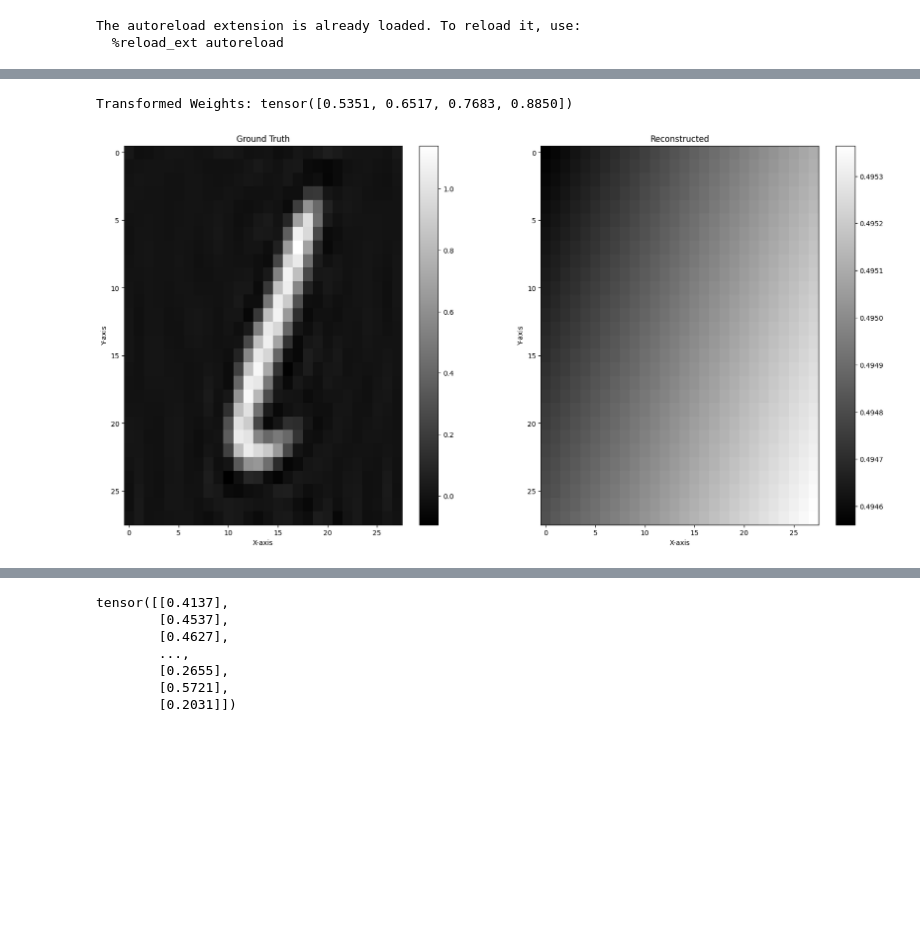
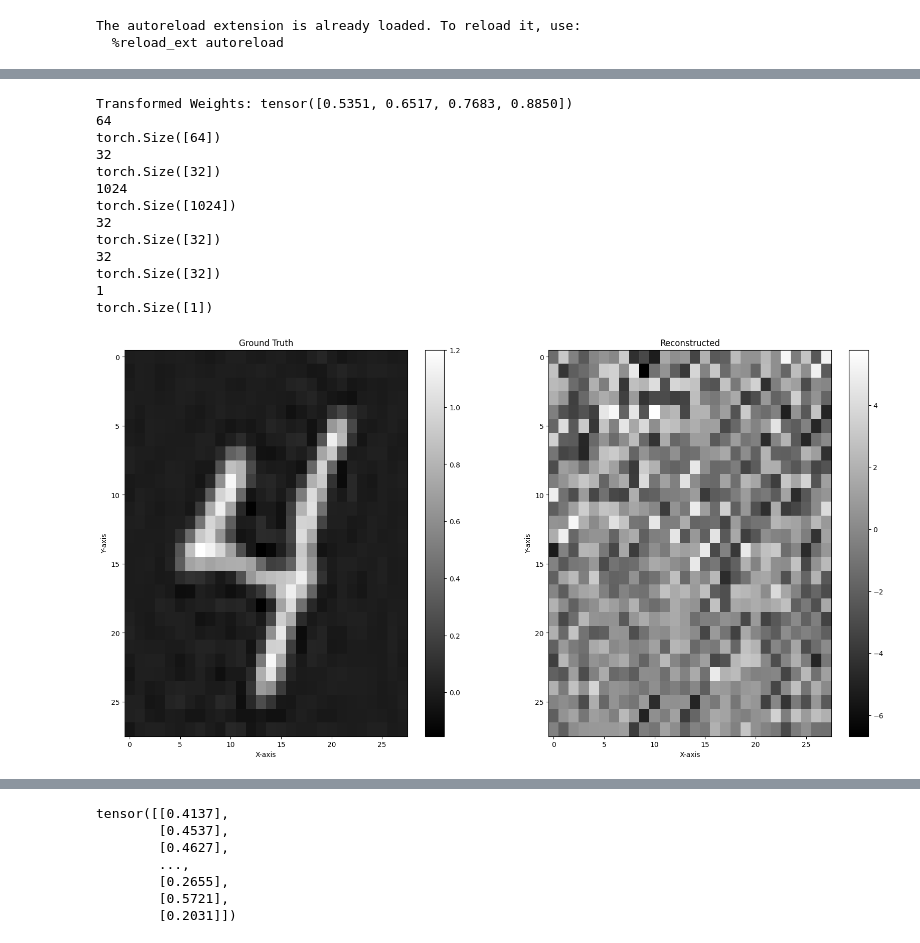
Before and after one commit to nef-gpt/adl4cv, a Jupyter notebook: ae_approach.ipynb, the cells around one changed output, grey strips where cells are left out. Saved outputs shown, nothing was run; the diff lists cells and outputs as text; code cells hidden in the pictures; blank space fills up the shorter version.

```diff
--- a/ae_approach.ipynb
+++ b/ae_approach.ipynb
@@ -60,7 +72,9 @@ dataset_test_flatten = DWSNetsDataset(data_root, split="test", transform=Flatten
 # %%
-ae_config = RQAutoencoderConfig(dim_enc=(dataset_flatten[0][0].size()[1], 1), dim_dec=(1, 1), activation=torch.nn.Tanh(), codebook_size=2 ^ 12 )
+weights_dim = dataset_flatten[0].numel()
+
+ae_config = RQAutoencoderConfig(dim_enc=(weights_dim, 512), dim_dec=(512, weights_dim), activation=torch.nn.Tanh(), codebook_size=2 ^ 10)
 ae = RQAutoencoder(ae_config)
-summary(ae, input_size=(16, 1), verbose=2)
+summary(ae, input_size=(16, weights_dim))
 # %% [output]
 ===============================================================================================
 Layer (type:depth-idx)                        Output Shape              Param #
@@ -101,4 +98,3 @@ len_training_data = 1000
 training_data = []
 for i in range(len_training_data):
   training_data.append(dataset_flatten[i][0])
-result = torch.cat(training_data)
@@ -110,12 +110,12 @@ from torch.nn import MSELoss, CrossEntropyLoss, L1Loss
 from torch.utils.data import DataLoader
 
 
-batch_size = 1024
-train_dataloader = DataLoader(result, batch_size=batch_size, shuffle=True)
+batch_size = 4
+train_dataloader = DataLoader(dataset_flatten[0].unsqueeze(0), batch_size=batch_size, shuffle=True)
 test_dataloader = train_dataloader#DataLoader([test_dataset[0][0][0]], batch_size=1, shuffle=True)
 
 train_config = TrainingConfig()
-train_config.max_iters = 3
+train_config.max_iters = 50
 train_config.always_save_checkpoint = True
 train_config.weight_decay = 0.0
 train_config.learning_rate = 1e-3
@@ -179,8 +159,8 @@ from data.DWSNets_dataset import TokenTransform
 #tokenTransform = TokenTransform(ae_trained)#
 #tokenTransform.forward(dataset_flatten[0][0], dataset_flatten[0][1])
 # %%
-if False:
-  PATH = "./models/model_epoch_49.pth"
+if True:
+  PATH = "./models/model_epoch_0.pth"
   ae_trained = RQAutoencoder(ae_config)
   ae_trained.load_state_dict(torch.load(PATH)["model_state_dict"])
 # %%
@@ -227,7 +207,9 @@ def backtransform_weights(flattened_weights, original_weights_dict):
     start = 0
     for key, tensor in original_weights_dict.items():
         num_elements = tensor.numel()
-        flattened_slice = flattened_weights[start:start + num_elements]
+        print(num_elements)
+        flattened_slice = flattened_weights[0, start:start + num_elements]
+        print(flattened_slice.shape)
         reconstructed_tensor = flattened_slice.view(tensor.shape)
         reconstructed_dict[key] = reconstructed_tensor
         start += num_elements
@@ -254,7 +236,7 @@ idx = 0
 # Get dataset elements
 dataset_ele = dataset_no_transform[idx][0]
 minmax_transformer = MinMaxTransformer(min_value=-0.3587, max_value=0.4986)
-dataset_ele_flattened = minmax_transformer.reverse(ae_trained(dataset_flatten[idx][0]))
+dataset_ele_flattened = minmax_transformer.reverse(ae_trained(dataset_flatten[idx].unsqueeze(0)))
 
 # Backtransform weights
 reconstructed_dict = backtransform_weights(dataset_ele_flattened, dataset_ele)
@@ -278,34 +260,46 @@ ground_truth_dict = dataset_ele
 ground_truth_inr = INR(**inr_kwargs)
 ground_truth_inr.load_state_dict(ground_truth_dict)
 ground_truth_inr.eval()
 
 # Generate image using the ground truth model
 with torch.no_grad():
     ground_truth_image = ground_truth_inr(input_coords)
     ground_truth_image = ground_truth_image.view(*image_size, -1)
     ground_truth_image = ground_truth_image.permute(2, 0, 1)
 
 ground_truth_tensor = ground_truth_image.squeeze(0)
 
 # Plotting the tensors as heatmaps in grayscale
 fig, axes = plt.subplots(1, 2, figsize=(20, 10))
 
 axes[0].imshow(ground_truth_tensor, cmap='gray', aspect='auto')
 axes[0].set_title('Ground Truth')
 axes[0].set_xlabel('X-axis')
 axes[0].set_ylabel('Y-axis')
 
 axes[1].imshow(reconstructed_tensor, cmap='gray', aspect='auto')
 axes[1].set_title('Reconstructed')
 axes[1].set_xlabel('X-axis')
 axes[1].set_ylabel('Y-axis')
 
 plt.colorbar(axes[0].imshow(ground_truth_tensor, cmap='gray', aspect='auto'), ax=axes[0])
 plt.colorbar(axes[1].imshow(reconstructed_tensor, cmap='gray', aspect='auto'), ax=axes[1])
 plt.show()
 # %% [output]
 Transformed Weights: tensor([0.5351, 0.6517, 0.7683, 0.8850])
+64
+torch.Size([64])
+32
+torch.Size([32])
+1024
+torch.Size([1024])
+32
+torch.Size([32])
+32
+torch.Size([32])
+1
+torch.Size([1])
-[figure, old version]
+[figure, new version]
 # %%
 gpt_config = GPTConfig()
 train_config = TrainConfig()
```
Also changed, not shown: parts of 9 cells of this notebook, 4 other files.
